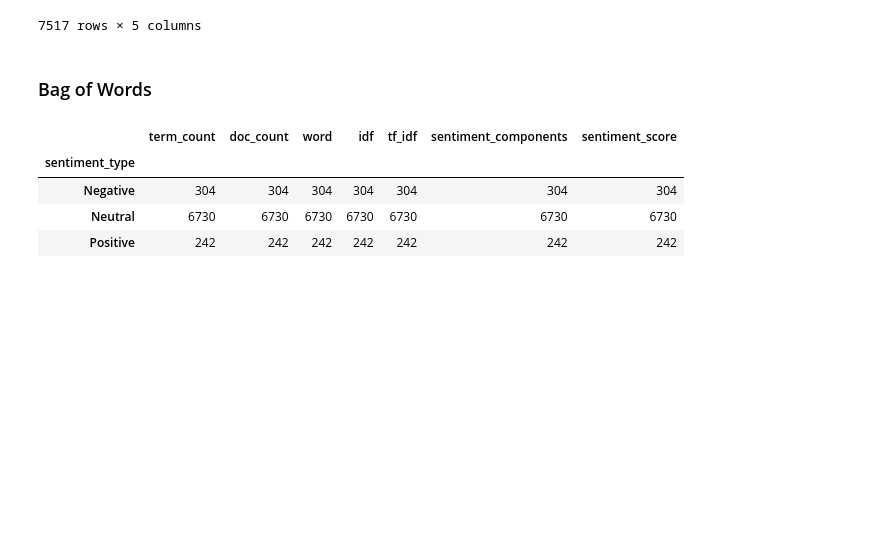
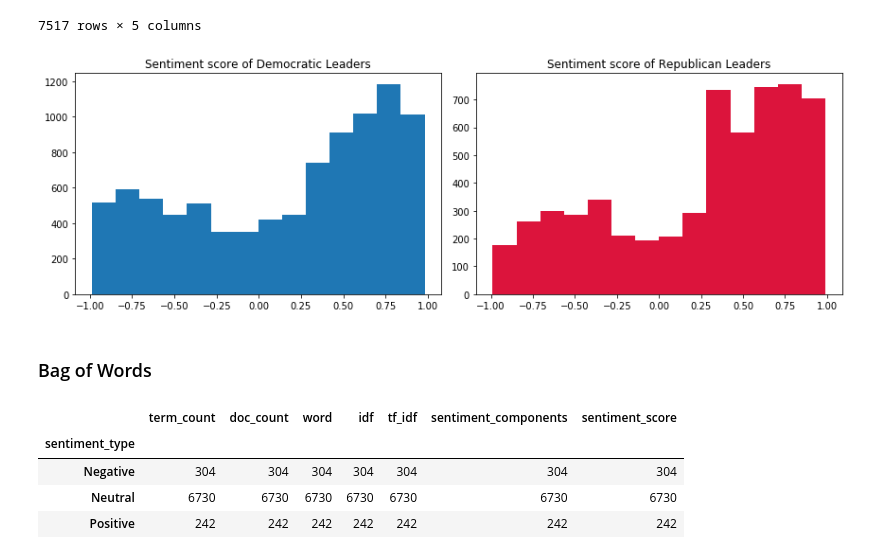
Before and after one commit to prem1835213/Election-Sentiment, a Jupyter notebook: notebooks/wk2_sentiment_analysis.ipynb, the cells around one changed output. Saved outputs shown, nothing was run; the diff lists cells and outputs as text; code cells hidden in the pictures; blank space fills up the shorter version.

Commit message:
Update wk2_sentiment_analysis.ipynb
plotted sentiment score distributions

```diff
--- a/notebooks/wk2_sentiment_analysis.ipynb
+++ b/notebooks/wk2_sentiment_analysis.ipynb
@@ -218,7 +218,8 @@ plt.show()
 # %% [output]
 [figure]
 # %%
-data_utils.compute_sentiment_scores(dem)
+dem_scores = data_utils.compute_sentiment_scores(dem)
+dem_scores
 # %% [output]
 |  | text_list | text_string | sentiment_components | sentiment_score | sentiment_type |
 | 0 | [corruption, ballot, georgia, today] | corruption ballot georgia today | {'neg': 0.0, 'neu': 1.0, 'pos': 0... | 0.0000 | Neutral |
@@ -239,7 +240,8 @@ data_utils.compute_sentiment_scores(dem)
 | 10150 | [mother, arrived, america, india,... | mother arrived america india alon... | {'neg': 0.222, 'neu': 0.59, 'pos'... | -0.2500 | Negative |
 10151 rows × 5 columns
 # %%
-data_utils.compute_sentiment_scores(rep)
+rep_scores = data_utils.compute_sentiment_scores(rep)
+rep_scores
 # %% [output]
 |  | text_list | text_string | sentiment_components | sentiment_score | sentiment_type |
 | 0 | [vice, president, power, reject, ... | vice president power reject fraud... | {'neg': 0.31, 'neu': 0.69, 'pos':... | -0.4019 | Negative |
@@ -259,6 +261,18 @@ data_utils.compute_sentiment_scores(rep)
 | 7515 | [flags, us, capitol, lowered, hal... | flags us capitol lowered half sta... | {'neg': 0.143, 'neu': 0.857, 'pos... | -0.1280 | Negative |
 | 7516 | [stand, people, france, nicefrance] | stand people france nicefrance | {'neg': 0.0, 'neu': 1.0, 'pos': 0... | 0.0000 | Neutral |
 7517 rows × 5 columns
+# %%
+dem_temp = dem_scores[dem_scores.sentiment_score != 0]
+rep_temp = rep_scores[rep_scores.sentiment_score != 0]
+# %%
+fig, axs = plt.subplots(1, 2, figsize = (12,4), tight_layout=True)
+axs[0].hist(dem_temp.sentiment_score, bins = 14)
+axs[0].set_title('Sentiment score of Democratic Leaders')
+axs[1].hist(rep_temp.sentiment_score, bins = 14, color='crimson')
+axs[1].set_title('Sentiment score of Republican Leaders')
+plt.show()
+# %% [output]
+[figure, added]
 # %% [markdown]
 ### Bag of Words
 # %%
```
